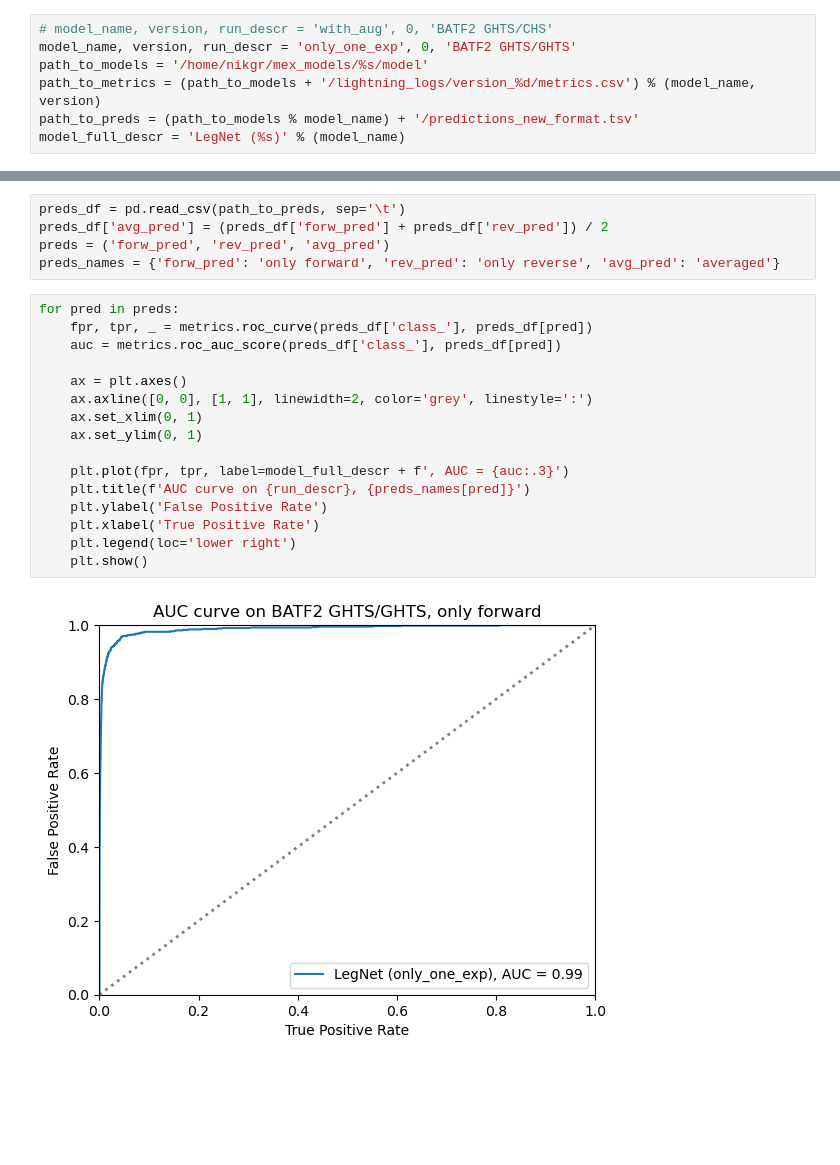
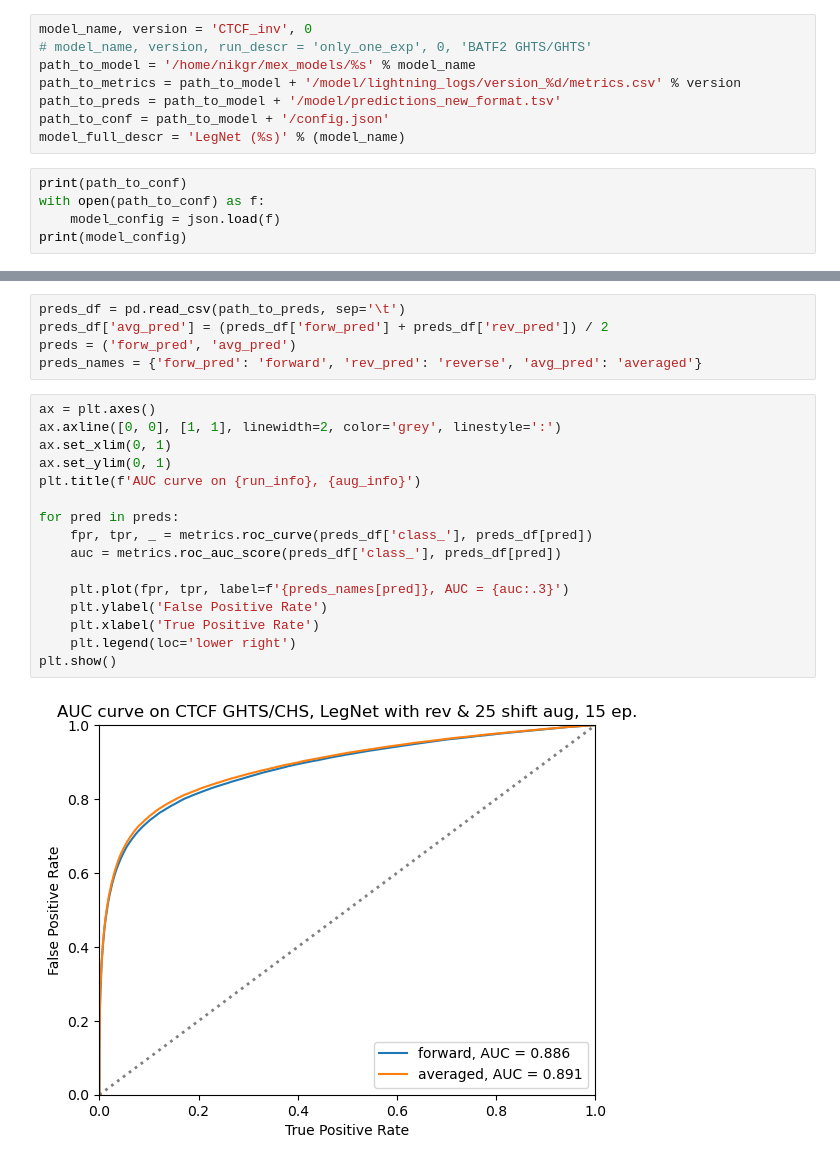
Before and after one commit to nikgr1/mex_legnet, a Jupyter notebook: visualization.ipynb, the cells around one changed output, grey strips where cells are left out. Cells and saved outputs as stored; diff of their text form; blank space fills up the shorter version.

Commit message:
better visualization

```diff
--- a/visualization.ipynb
+++ b/visualization.ipynb
@@ -8,9 +9,15 @@ warnings.filterwarnings("ignore", "is_categorical_dtype")
 warnings.filterwarnings("ignore", "use_inf_as_na")
 warnings.filterwarnings("ignore", "is_sparse")
 # %%
-# model_name, version, run_descr = 'with_aug', 0, 'BATF2 GHTS/CHS'
-model_name, version, run_descr = 'only_one_exp', 0, 'BATF2 GHTS/GHTS'
-path_to_models = '/home/nikgr/mex_models/%s/model'
-path_to_metrics = (path_to_models + '/lightning_logs/version_%d/metrics.csv') % (model_name, version)
-path_to_preds = (path_to_models % model_name) + '/predictions_new_format.tsv'
+model_name, version = 'CTCF_inv', 0
+# model_name, version, run_descr = 'only_one_exp', 0, 'BATF2 GHTS/GHTS'
+path_to_model = '/home/nikgr/mex_models/%s' % model_name
+path_to_metrics = path_to_model + '/model/lightning_logs/version_%d/metrics.csv' % version
+path_to_preds = path_to_model + '/model/predictions_new_format.tsv'
+path_to_conf = path_to_model + '/config.json'
 model_full_descr = 'LegNet (%s)' % (model_name)
+# %%
+print(path_to_conf)
+with open(path_to_conf) as f:
+    model_config = json.load(f)
+print(model_config)
@@ -60,23 +90,23 @@ plt.show()
 # %%
 preds_df = pd.read_csv(path_to_preds, sep='\t')
 preds_df['avg_pred'] = (preds_df['forw_pred'] + preds_df['rev_pred']) / 2
-preds = ('forw_pred', 'rev_pred', 'avg_pred')
-preds_names = {'forw_pred': 'only forward', 'rev_pred': 'only reverse', 'avg_pred': 'averaged'}
+preds = ('forw_pred', 'avg_pred')
+preds_names = {'forw_pred': 'forward', 'rev_pred': 'reverse', 'avg_pred': 'averaged'}
 # %%
+ax = plt.axes()
+ax.axline([0, 0], [1, 1], linewidth=2, color='grey', linestyle=':')
+ax.set_xlim(0, 1)
+ax.set_ylim(0, 1)
+plt.title(f'AUC curve on {run_info}, {aug_info}')
+
 for pred in preds:
     fpr, tpr, _ = metrics.roc_curve(preds_df['class_'], preds_df[pred])
     auc = metrics.roc_auc_score(preds_df['class_'], preds_df[pred])
 
-    ax = plt.axes()
-    ax.axline([0, 0], [1, 1], linewidth=2, color='grey', linestyle=':')
-    ax.set_xlim(0, 1)
-    ax.set_ylim(0, 1)
-
-    plt.plot(fpr, tpr, label=model_full_descr + f', AUC = {auc:.3}')
-    plt.title(f'AUC curve on {run_descr}, {preds_names[pred]}')
+    plt.plot(fpr, tpr, label=f'{preds_names[pred]}, AUC = {auc:.3}')
     plt.ylabel('False Positive Rate')
     plt.xlabel('True Positive Rate')
     plt.legend(loc='lower right')
-    plt.show()
+plt.show()
 # %% [output]
-[figure, old version]
+[figure, new version]
```
Also changed, not shown: parts of 10 cells of this notebook, 3 other files.
